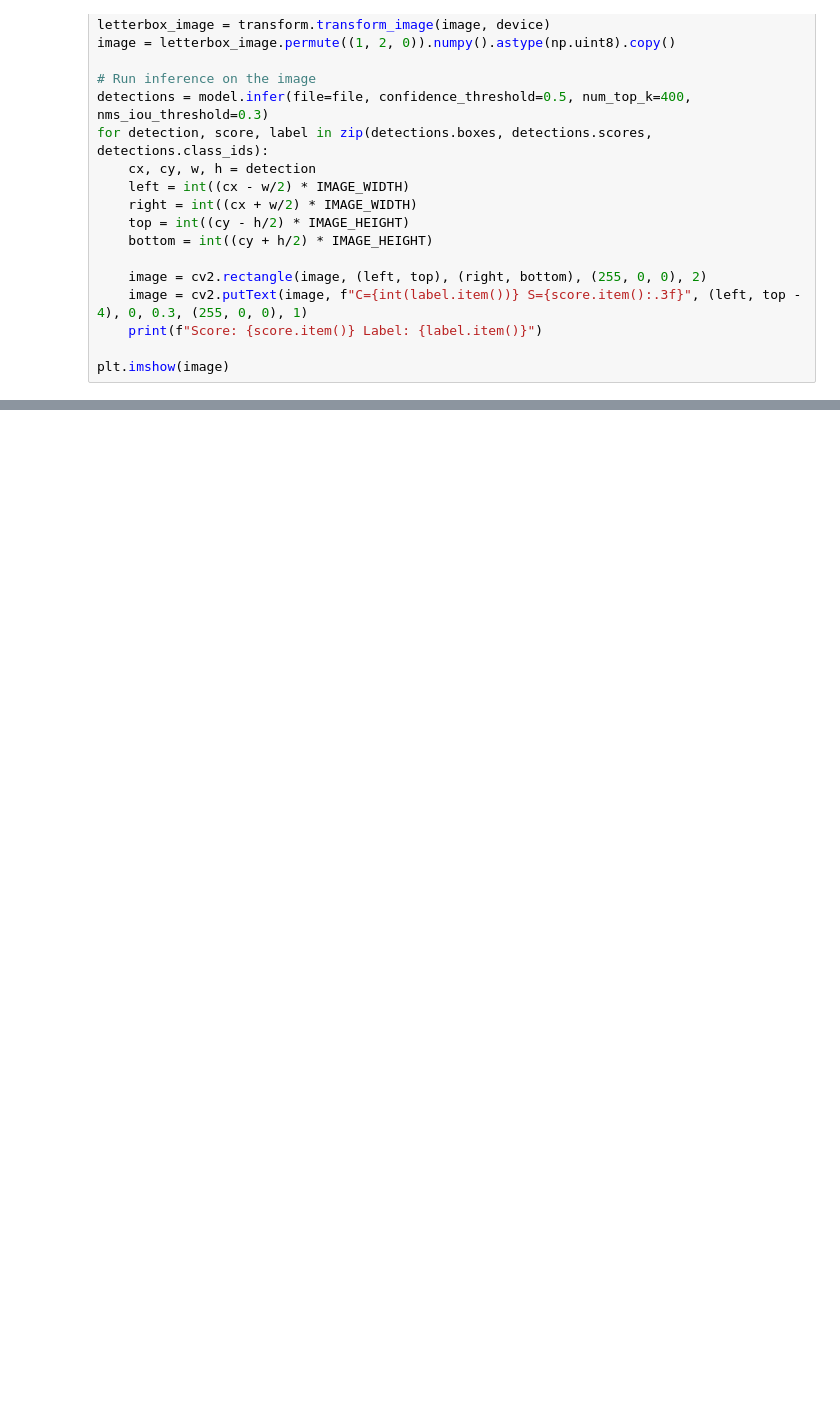
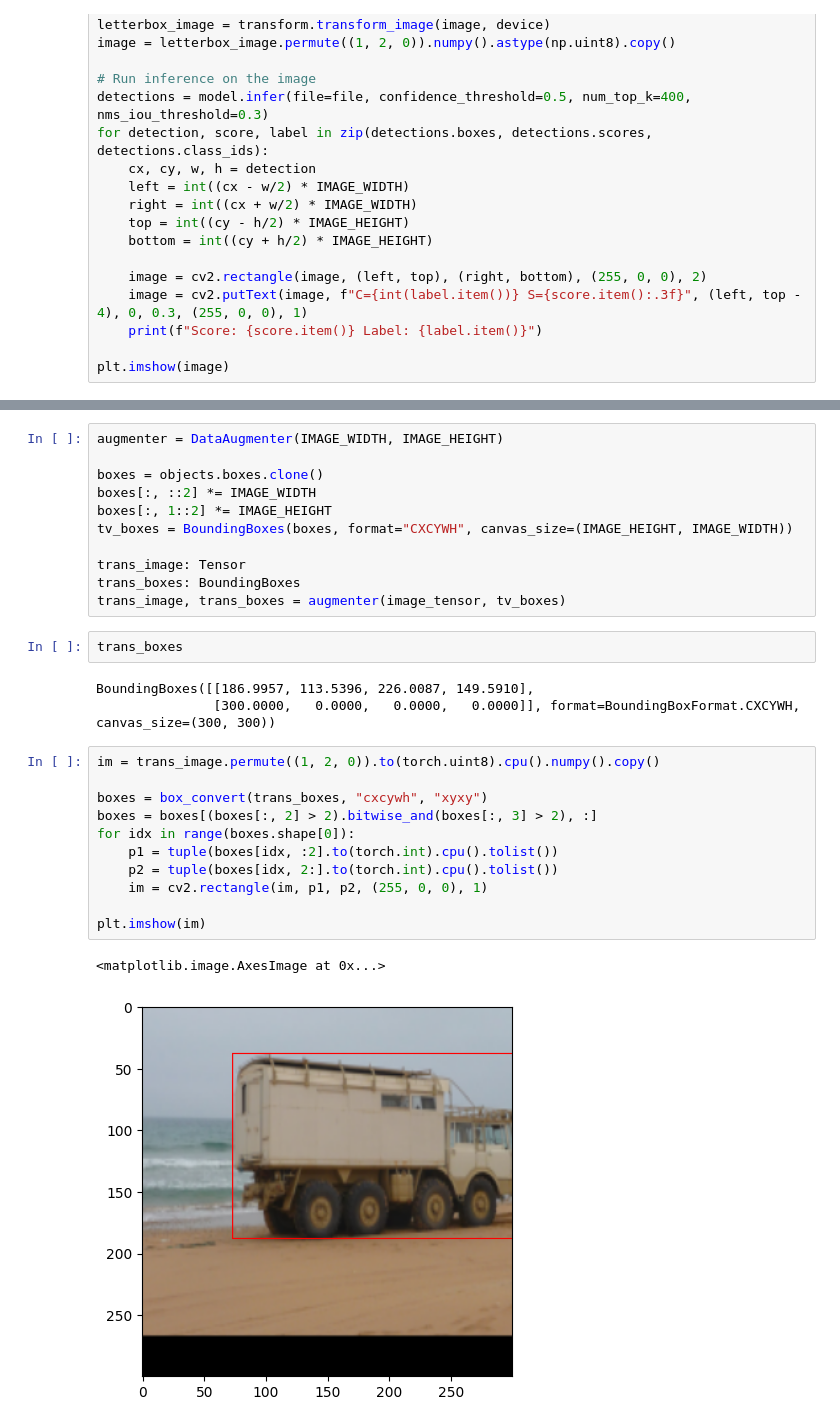
Before and after one commit to KyleNewman97/ssd, a Jupyter notebook: scripts/notebooks/infer.ipynb, the cells around one changed output, grey strips where cells are left out. Saved outputs shown, nothing was run; the diff lists cells and outputs as text; blank space fills up the shorter version.

```diff
--- a/scripts/notebooks/infer.ipynb
+++ b/scripts/notebooks/infer.ipynb
@@ -49,0 +92,30 @@ plt.imshow(image)
+# %%
+augmenter = DataAugmenter(IMAGE_WIDTH, IMAGE_HEIGHT)
+
+boxes = objects.boxes.clone()
+boxes[:, ::2] *= IMAGE_WIDTH
+boxes[:, 1::2] *= IMAGE_HEIGHT
+tv_boxes = BoundingBoxes(boxes, format="CXCYWH", canvas_size=(IMAGE_HEIGHT, IMAGE_WIDTH))
+
+trans_image: Tensor
+trans_boxes: BoundingBoxes
+trans_image, trans_boxes = augmenter(image_tensor, tv_boxes)
+# %%
+trans_boxes
+# %% [output]
+BoundingBoxes([[186.9957, 113.5396, 226.0087, 149.5910],
+               [300.0000,   0.0000,   0.0000,   0.0000]], format=BoundingBoxFormat.CXCYWH, canvas_size=(300, 300))
+# %%
+im = trans_image.permute((1, 2, 0)).to(torch.uint8).cpu().numpy().copy()
+
+boxes = box_convert(trans_boxes, "cxcywh", "xyxy")
+boxes = boxes[(boxes[:, 2] > 2).bitwise_and(boxes[:, 3] > 2), :]
+for idx in range(boxes.shape[0]):
+    p1 = tuple(boxes[idx, :2].to(torch.int).cpu().tolist())
+    p2 = tuple(boxes[idx, 2:].to(torch.int).cpu().tolist())
+    im = cv2.rectangle(im, p1, p2, (255, 0, 0), 1)
+
+plt.imshow(im)
+# %% [output]
+<matplotlib.image.AxesImage at 0x...>
+[figure, added]
```
Also changed, not shown: parts of 5 cells of this notebook, 8 other files.
